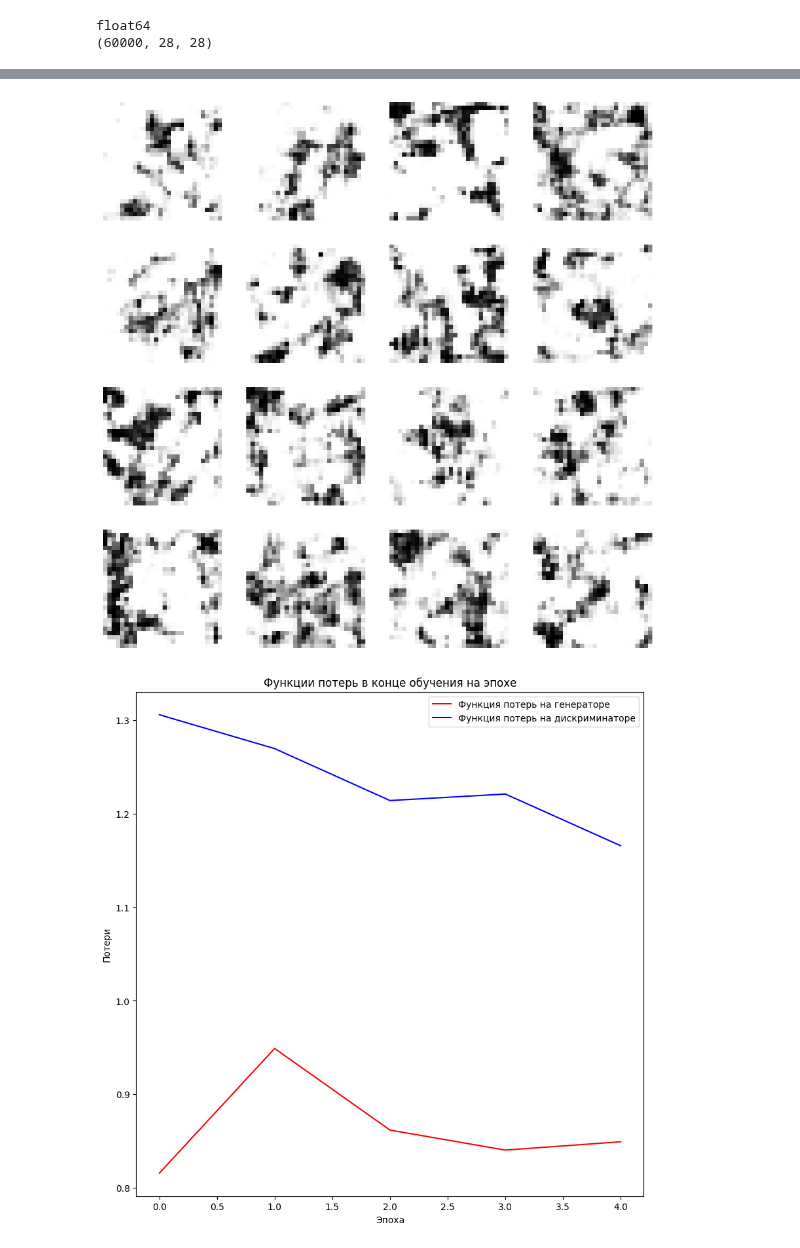
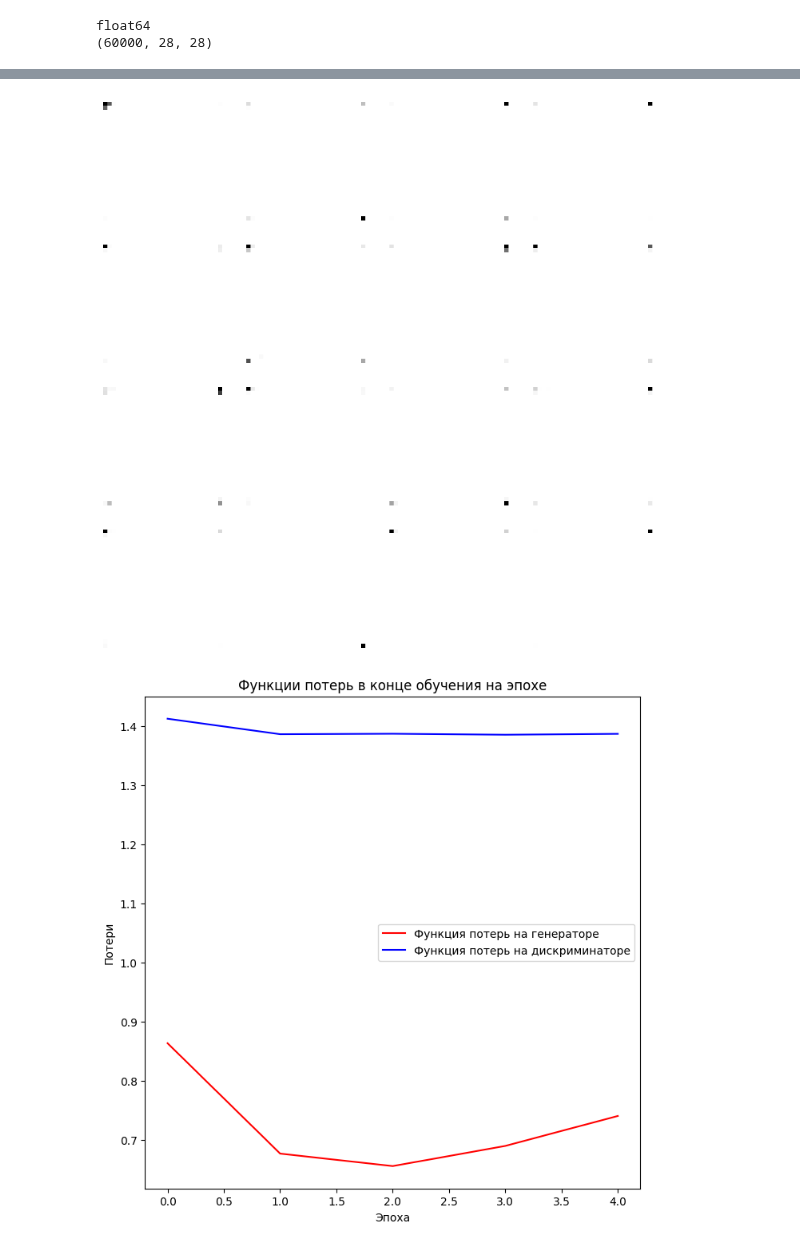
Before and after one commit to Maxxx-VS/The-Founder, a Jupyter notebook: 35_4_GAN_MNIST_fashion.ipynb, the cells around one changed output, grey strips where cells are left out. Drawn from its saved outputs; the diff is of its cells as text; code cells hidden in the pictures.

```diff
--- a/35_4_GAN_MNIST_fashion.ipynb
+++ b/35_4_GAN_MNIST_fashion.ipynb
@@ -88,9 +88,9 @@ plt.show()
 # %%
 # константы
-SIZE = 28                  # линейный размер изображений (одно измерение)
+SIZE = 28                   # линейный размер изображений (одно измерение)
 INPUT_IMG = (SIZE, SIZE, 1) # размер входного изображений
-BATCH_SIZE = 32             # размер пакета для обучения
-LATENT_DIM = 100           # размерность латентного пространства
+BATCH_SIZE = 64             # размер пакета для обучения
+LATENT_DIM = 100            # размерность латентного пространства
 print(INPUT_IMG)
 # %% [output]
 (28, 28, 1)
@@ -110,26 +110,26 @@ dataset=tf.data.Dataset.from_tensor_slices(train_images).batch(BATCH_SIZE)
 # %%
 def Generator():
     model = Sequential()
-    model.add(Dense(SIZE*SIZE*1, use_bias=False, input_shape=(LATENT_DIM,)))
+    model.add(Dense(SIZE*SIZE, use_bias=False, input_shape=(LATENT_DIM,)))
     model.add(Reshape(INPUT_IMG))
 
     # downsampling (понижающая дискретизация)
-    model.add(tf.keras.layers.Conv2D(SIZE,2, strides=1, padding='same',kernel_initializer='he_normal', use_bias=False))
+    model.add(tf.keras.layers.Conv2D(SIZE,4, strides=1, padding='same',kernel_initializer='he_normal', use_bias=False))
     model.add(tf.keras.layers.BatchNormalization())
     model.add(tf.keras.layers.LeakyReLU())
 
-    model.add(tf.keras.layers.Conv2D(SIZE*2,2, strides=1, padding='same',kernel_initializer='he_normal', use_bias=False))
+    model.add(tf.keras.layers.Conv2D(SIZE*4,4, strides=1, padding='same',kernel_initializer='he_normal', use_bias=False))
     model.add(tf.keras.layers.BatchNormalization())
     model.add(tf.keras.layers.LeakyReLU())
 
     #upsampling (повышающая дискретизация)
-    model.add(tf.keras.layers.Conv2DTranspose(SIZE*2,2, strides=1,padding='same',kernel_initializer='he_normal',use_bias=False))
+    model.add(tf.keras.layers.Conv2DTranspose(SIZE*4,4, strides=1,padding='same',kernel_initializer='he_normal',use_bias=False))
     model.add(tf.keras.layers.BatchNormalization())
     model.add(tf.keras.layers.LeakyReLU())
 
-    model.add(tf.keras.layers.Conv2DTranspose(SIZE,2, strides=1,padding='same',kernel_initializer='he_normal',use_bias=False))
+    model.add(tf.keras.layers.Conv2DTranspose(SIZE,4, strides=1,padding='same',kernel_initializer='he_normal',use_bias=False))
     model.add(tf.keras.layers.BatchNormalization())
-    model.add(tf.keras.layers.Conv2DTranspose(1,2,strides = 1, padding = 'same',activation = 'tanh'))
+    model.add(tf.keras.layers.Conv2DTranspose(1,4,strides = 1, padding = 'same',activation = 'tanh'))
 
     return model
 
@@ -162,11 +162,11 @@ def Discriminator():
     model = tf.keras.models.Sequential()
     model.add(tf.keras.layers.Input(INPUT_IMG))
 
-    model.add(tf.keras.layers.Conv2D(SIZE,2, strides=1, padding='same',kernel_initializer='he_normal', use_bias=False))
+    model.add(tf.keras.layers.Conv2D(SIZE,4, strides=1, padding='same',kernel_initializer='he_normal', use_bias=False))
     model.add(tf.keras.layers.BatchNormalization())
     model.add(tf.keras.layers.LeakyReLU())
 
-    model.add(tf.keras.layers.Conv2D(SIZE*2,2, strides=1, padding='same',kernel_initializer='he_normal', use_bias=False))
+    model.add(tf.keras.layers.Conv2D(SIZE*4,4, strides=1, padding='same',kernel_initializer='he_normal', use_bias=False))
     model.add(tf.keras.layers.LeakyReLU())
     model.add(tf.keras.layers.Flatten())
     model.add(tf.keras.layers.Dense(1,activation = 'sigmoid'))
@@ -347,19 +287,19 @@ def plot_generated_images(square = 4):
 
 plot_generated_images(4)
 # %% [output]
-[figure, old version]
+[figure, new version]
 # %%
 def loss_plot(G, D):
-    plt.figure(figsize=(10,10))
+    plt.figure(figsize=(8,8))
     plt.plot(G,color='red',label='Функция потерь на генераторе')
     plt.plot(D,color='blue',label='Функция потерь на дискриминаторе')
     plt.legend()
     plt.xlabel('Эпоха')
     plt.ylabel('Потери')
     plt.title('Функции потерь в конце обучения на эпохе')
     plt.show()
 
 
 loss_plot(G, D)
 # %% [output]
-[figure, old version]
+[figure, new version]
```
Also changed, not shown: parts of 14 cells of this notebook.
